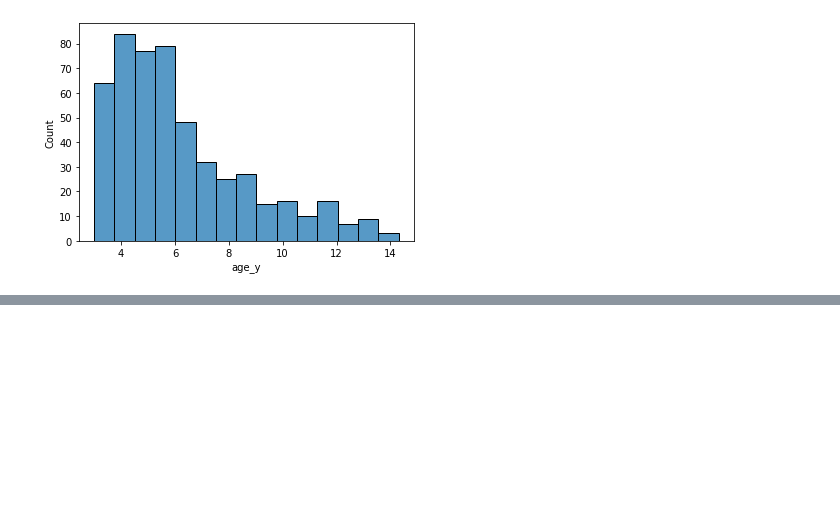
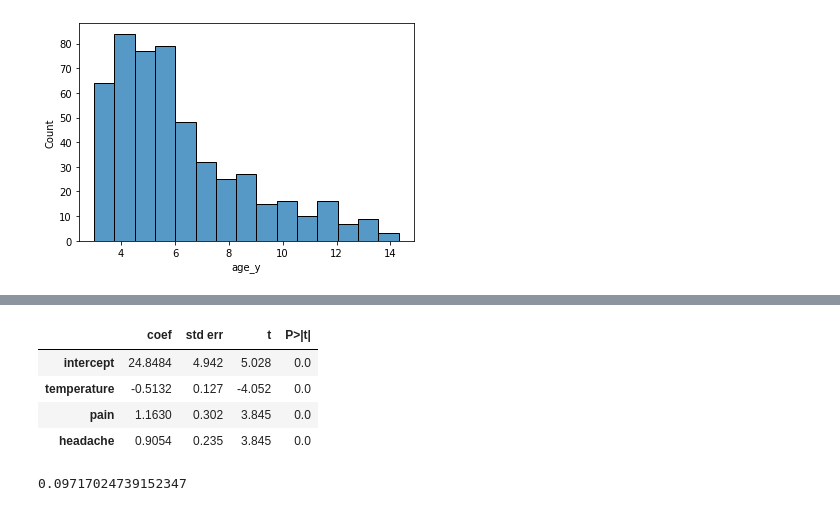
Before and after one commit to b-pinter/Statistical-Modeling-Final, a Jupyter notebook: Final_Project.ipynb, the cells around one changed output, grey strips where cells are left out. Cells and saved outputs as stored; diff of their text form; code cells hidden in the pictures; blank space fills up the shorter version.

```diff
--- a/Final_Project.ipynb
+++ b/Final_Project.ipynb
@@ -218,0 +248,19 @@ Text(0, 0.5, 'MSE')
+# %%
+#New Multiple Linear Regression, using the three strongest predictors from the lasso above.
+design = MS(['temperature','pain','headache'])
+design = design.fit(df_noNan)
+X_2 = design.transform(df_noNan)
+y_2 = df_noNan['age_y']
+model= sm.OLS(y_2, X_2)
+result2= model.fit()
+summarize(result2)
+# %% [output]
+|  | coef | std err | t | P>|t| |
+| intercept | 24.8484 | 4.942 | 5.028 | 0.0 |
+| temperature | -0.5132 | 0.127 | -4.052 | 0.0 |
+| pain | 1.1630 | 0.302 | 3.845 | 0.0 |
+| headache | 0.9054 | 0.235 | 3.845 | 0.0 |
+# %%
+print(result2.rsquared)
+# %% [output]
+0.09717024739152347
```
Also changed, not shown: parts of 19 cells of this notebook.
